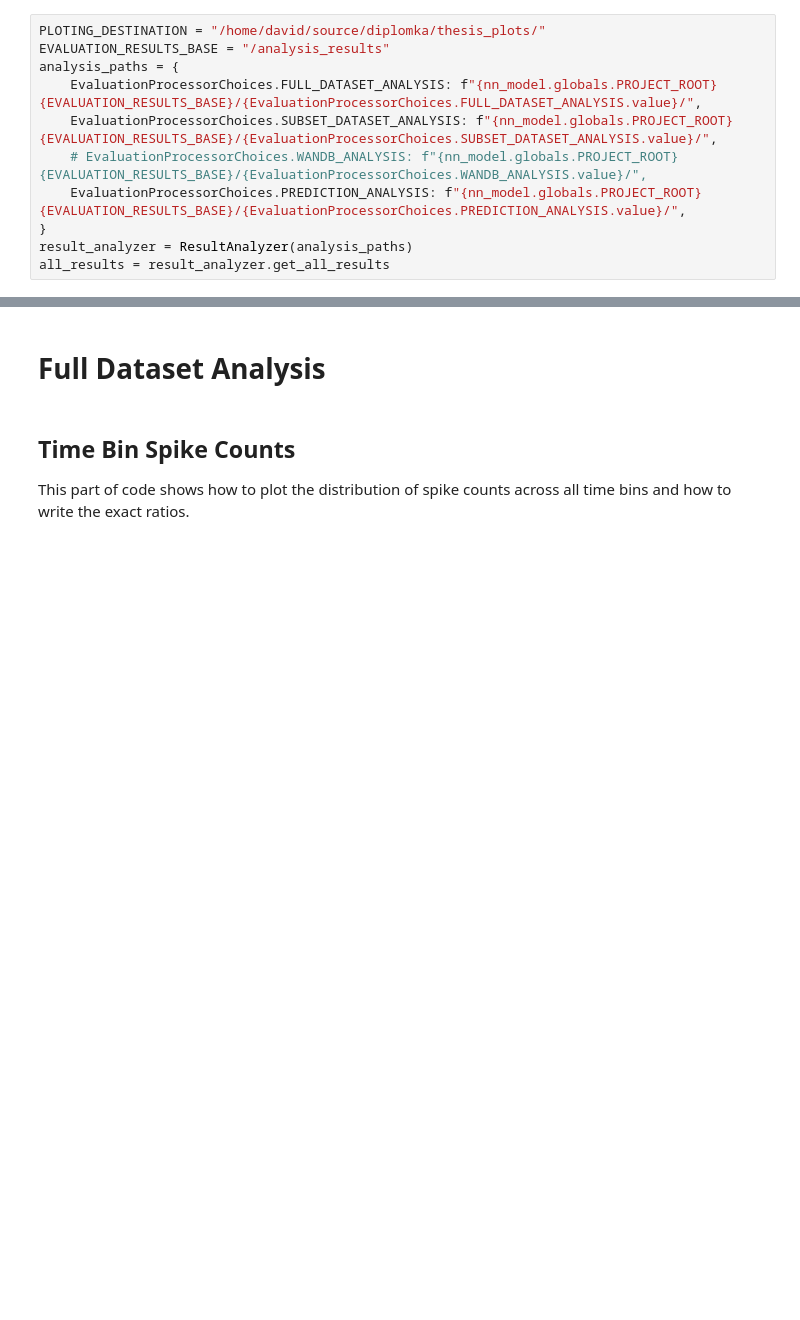
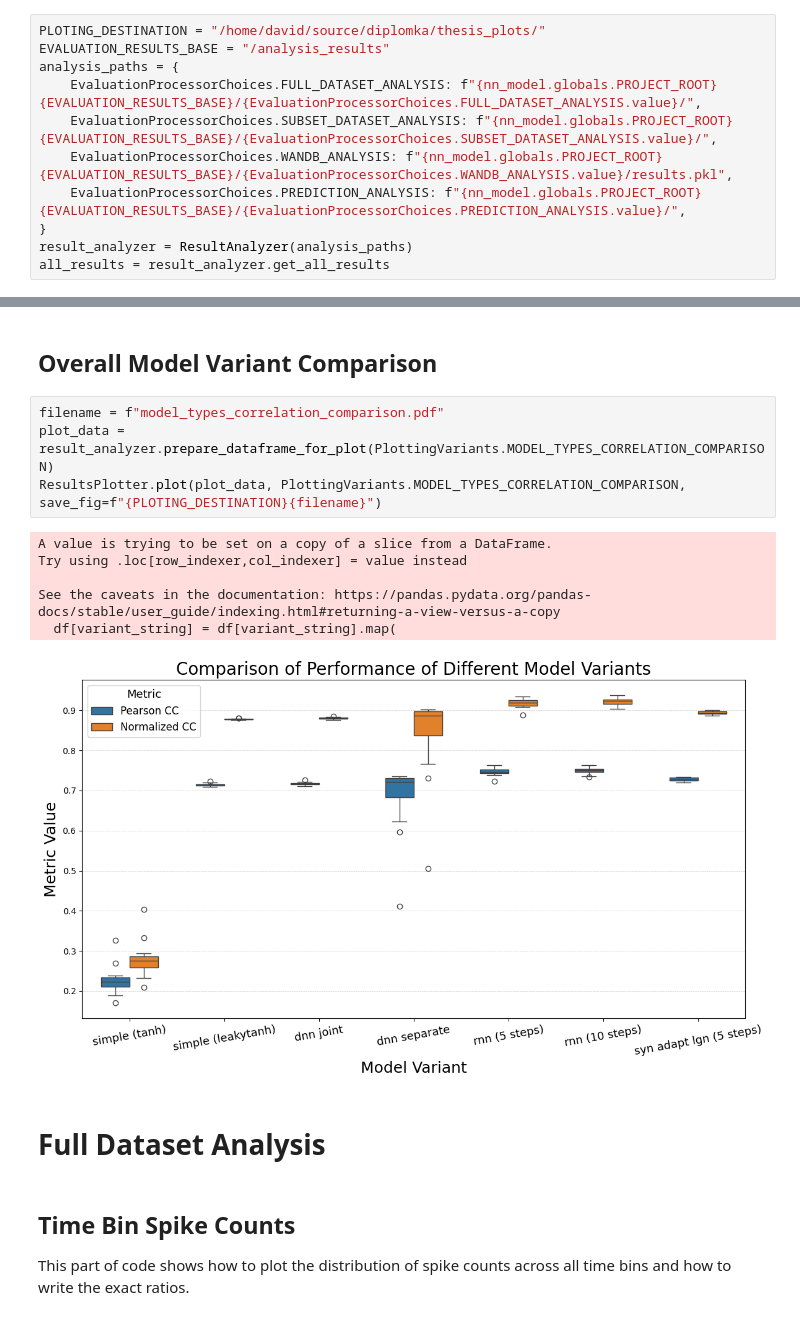
Before and after one commit to dbeinhauer/mcs-source, a Jupyter notebook: results_analysis_tools/analysis_overview.ipynb, the cells around one changed output, grey strips where cells are left out. Cells and saved outputs as stored; diff of their text form; blank space fills up the shorter version.

Commit message:
Model evaluation setup and overall comparison

```diff
--- a/results_analysis_tools/analysis_overview.ipynb
+++ b/results_analysis_tools/analysis_overview.ipynb
@@ -44,7 +46,7 @@ EVALUATION_RESULTS_BASE = "/analysis_results"
 analysis_paths = {
     EvaluationProcessorChoices.FULL_DATASET_ANALYSIS: f"{nn_model.globals.PROJECT_ROOT}{EVALUATION_RESULTS_BASE}/{EvaluationProcessorChoices.FULL_DATASET_ANALYSIS.value}/",
     EvaluationProcessorChoices.SUBSET_DATASET_ANALYSIS: f"{nn_model.globals.PROJECT_ROOT}{EVALUATION_RESULTS_BASE}/{EvaluationProcessorChoices.SUBSET_DATASET_ANALYSIS.value}/",
-    # EvaluationProcessorChoices.WANDB_ANALYSIS: f"{nn_model.globals.PROJECT_ROOT}{EVALUATION_RESULTS_BASE}/{EvaluationProcessorChoices.WANDB_ANALYSIS.value}/",
+    EvaluationProcessorChoices.WANDB_ANALYSIS: f"{nn_model.globals.PROJECT_ROOT}{EVALUATION_RESULTS_BASE}/{EvaluationProcessorChoices.WANDB_ANALYSIS.value}/results.pkl",
     EvaluationProcessorChoices.PREDICTION_ANALYSIS: f"{nn_model.globals.PROJECT_ROOT}{EVALUATION_RESULTS_BASE}/{EvaluationProcessorChoices.PREDICTION_ANALYSIS.value}/",
 }
 result_analyzer = ResultAnalyzer(analysis_paths)
@@ -52,3 +94,16 @@ all_results = result_analyzer.get_all_results
+# %% [markdown]
+## Overall Model Variant Comparison
+# %%
+filename = f"model_types_correlation_comparison.pdf"
+plot_data = result_analyzer.prepare_dataframe_for_plot(PlottingVariants.MODEL_TYPES_CORRELATION_COMPARISON)
+ResultsPlotter.plot(plot_data, PlottingVariants.MODEL_TYPES_CORRELATION_COMPARISON, save_fig=f"{PLOTING_DESTINATION}{filename}")
+# %% [output]
+A value is trying to be set on a copy of a slice from a DataFrame.
+Try using .loc[row_indexer,col_indexer] = value instead
+
+See the caveats in the documentation: https://pandas.pydata.org/pandas-docs/stable/user_guide/indexing.html#returning-a-view-versus-a-copy
+  df[variant_string] = df[variant_string].map(
+[figure, added]
 # %% [markdown]
 # Full Dataset Analysis
 # %% [markdown]
```
Also changed, not shown: parts of 5 cells of this notebook, 8 other files.
